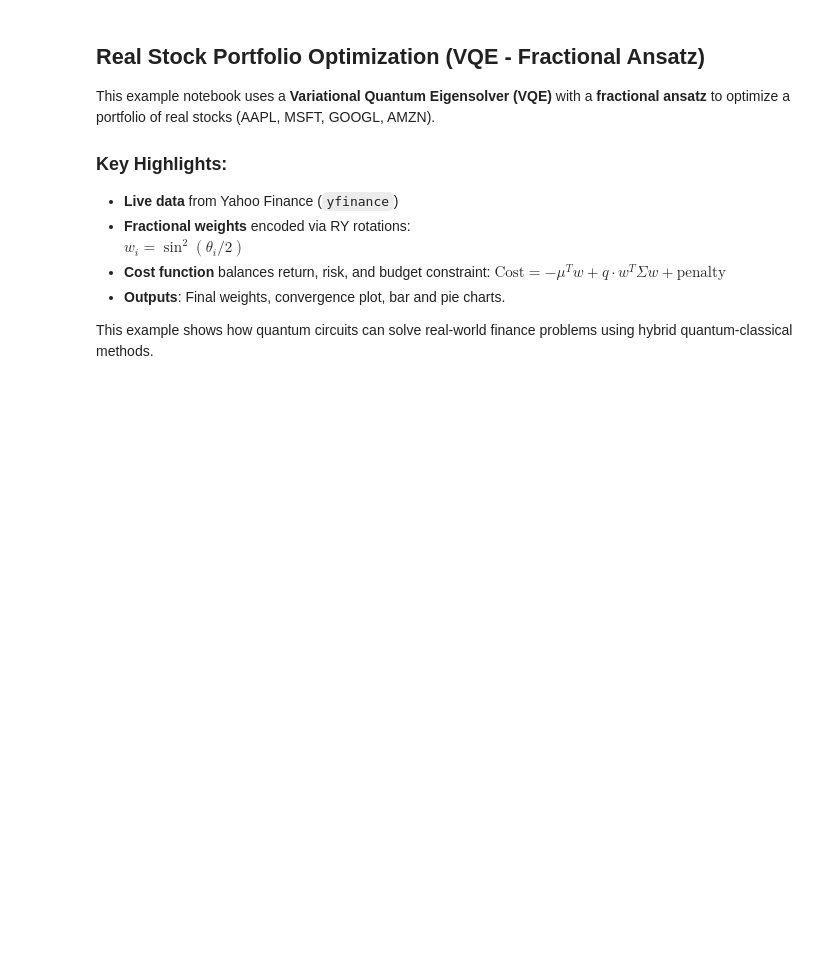
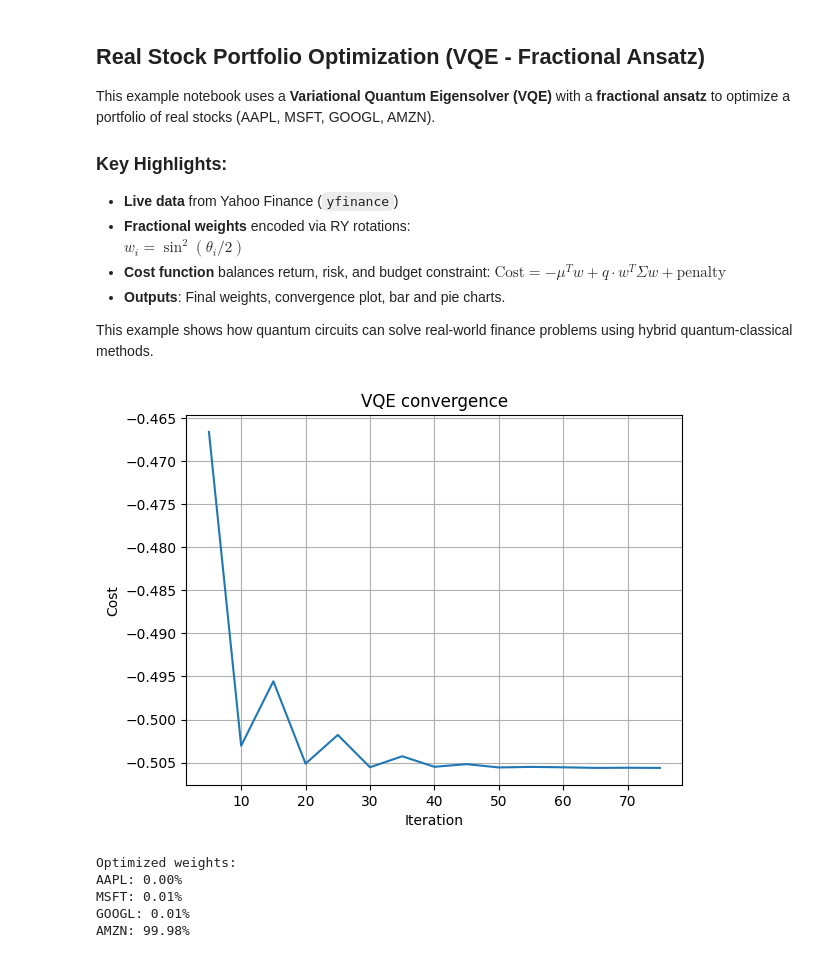
Before and after one commit to SidRichardsQuantum/VQE_Portfolio_Optimization, a Jupyter notebook: notebooks/Examples/Real_Example.ipynb, the cells around one changed output. Cells and saved outputs as stored; diff of their text form; code cells hidden in the pictures; blank space fills up the shorter version.

```diff
--- a/notebooks/Examples/Real_Example.ipynb
+++ b/notebooks/Examples/Real_Example.ipynb
@@ -4,11 +4,12 @@
 This example notebook uses a **Variational Quantum Eigensolver (VQE)** with a **fractional ansatz** to optimize a portfolio of real stocks (AAPL, MSFT, GOOGL, AMZN).
 
 ### Key Highlights:
+
 - **Live data** from Yahoo Finance (`yfinance`)
 - **Fractional weights** encoded via RY rotations:
-  $w_i = \sin^2(\theta_i / 2)$
+  $w_i = \sin^2(θ_i / 2)$
 - **Cost function** balances return, risk, and budget constraint:
-  $\text{Cost} = -\mu^T w + q \cdot w^T \Sigma w + \text{penalty}$
+  $\text{Cost} = -μ^T w + q \cdot w^T Σ w + \text{penalty}$
 - **Outputs**: Final weights, convergence plot, bar and pie charts.
 
 This example shows how quantum circuits can solve real-world finance problems using hybrid quantum-classical methods.
@@ -25,6 +28,60 @@ from Real_Stock_Data import get_stock_data
 # %%
 # Problem setup
 q = 0.5  # Risk aversion parameter
-tickers = ['AAPL', 'MSFT', 'GOOGL', 'AMZN']
+tickers = ["AAPL","MSFT","GOOGL","AMZN"]
 mu, Sigma, prices = get_stock_data(tickers, start="2023-01-01", end="2024-01-01")
-n_assets = len(mu)
+n = len(tickers)
+
+# Quantum device and QNode
+dev = qml.device("default.qubit", wires=n, shots=None)
+
+@qml.qnode(dev, interface="autograd")
+def qnode(thetas):
+    # Hardware-efficient R_Y rotations (one per asset)
+    for i in range(n):
+        qml.RY(thetas[i], wires=i)
+
+    # Return ⟨Z⟩ for each qubit
+    return [qml.expval(qml.PauliZ(i)) for i in range(n)]
+
+def angles_to_weights(thetas):
+    # Map ⟨Z⟩ → fractional weights w_i = (1−⟨Z_i⟩)/2 and normalize
+    z = qml.math.stack(qnode(thetas))
+    w = (1.0 - z) * 0.5
+    s = qml.math.sum(w)
+    return w / (s + 1e-12)
+
+def scaled_penalty(mu, Sigma):
+    # Scale penalties to objective magnitude
+    base = max(float(np.sum(np.abs(mu))), float(np.trace(Sigma)), 1e-3)
+    return 50.0 * base
+
+def objective(thetas):
+    w = angles_to_weights(thetas)
+    ret = qml.math.dot(mu, w)
+    risk = qml.math.dot(w, qml.math.dot(Sigma, w))
+    p_sum = scaled_penalty(mu, Sigma)
+    c_sum = p_sum * (qml.math.sum(w) - 1.0) ** 2  # Budget Σw=1
+    return -(ret) + q * risk + c_sum
+
+# Optimize
+thetas = np.array(np.random.uniform(0, np.pi, n), requires_grad=True)
+opt = qml.AdamOptimizer(stepsize=0.3)
+steps = 75
+hist = []
+
+for t in range(steps):
+    thetas, cost = opt.step_and_cost(objective, thetas)
+    if (t+1) % 5 == 0:
+        hist.append(float(cost))
+
+w_opt = angles_to_weights(thetas)
+w_opt = w_opt / (np.sum(w_opt) + 1e-12)
+
+# Convergence plot
+plt.figure()
+plt.plot(range(5, steps+1, 5), hist)
+plt.xlabel("Iteration"); plt.ylabel("Cost"); plt.title("VQE convergence"); plt.grid(True)
+plt.show()
+# %% [output]
+[figure, added]
@@ -112,0 +88,11 @@ plt.show()
+# %%
+# Results
+print("Optimized weights:")
+for t, w in zip(tickers, w_opt):
+    print(f"{t}: {float(w)*100:.2f}%")
+# %% [output]
+Optimized weights:
+AAPL: 0.00%
+MSFT: 0.01%
+GOOGL: 0.01%
+AMZN: 99.98%
```
Also changed, not shown: parts of 5 cells of this notebook.
